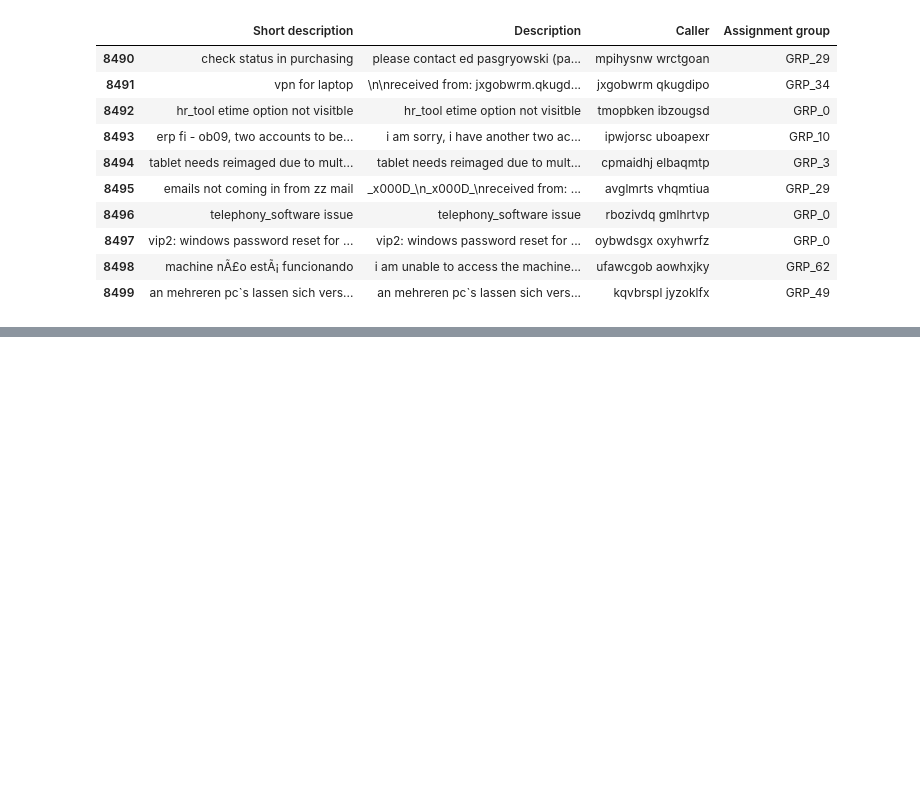
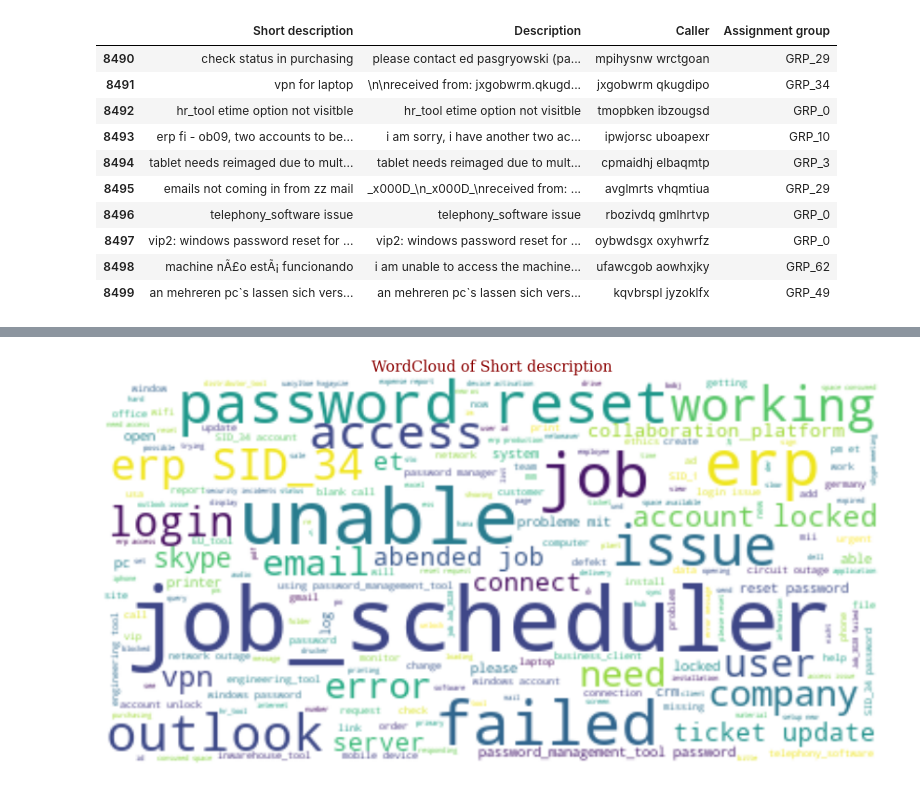
Before and after one commit to 0xkinley/PGP_AIML_CapstoneProject, a Jupyter notebook: EDA and Preprocessing - Notebook.ipynb, the cells around one changed output, grey strips where cells are left out. Saved outputs shown, nothing was run; the diff lists cells and outputs as text; code cells hidden in the pictures; blank space fills up the shorter version.

```diff
--- a/EDA and Preprocessing - Notebook.ipynb
+++ b/EDA and Preprocessing - Notebook.ipynb
@@ -113,0 +72,4 @@ plt.show()
+# %%
+ne.wordcloud_display(data, 'Short description')
+# %% [output]
+[figure, added]
```
Also changed, not shown: parts of 30 cells of this notebook, 1 other file.
